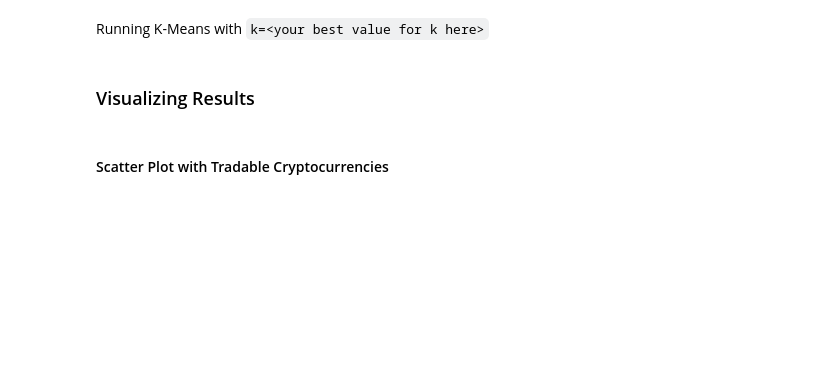
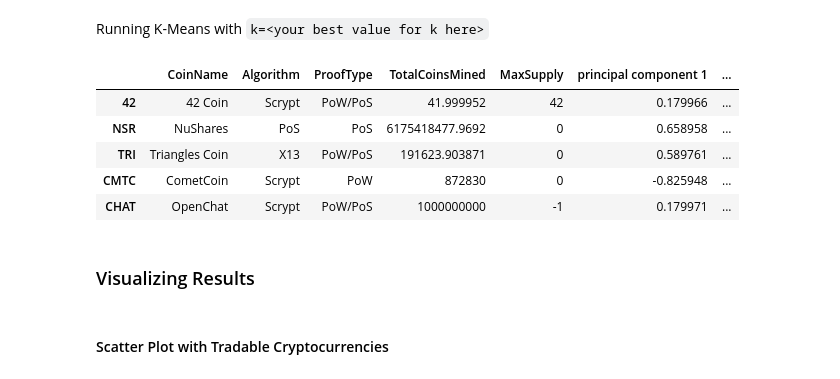
Before and after one commit to goods034/unit13-challenge, a Jupyter notebook: ClusteringCrypto/crypto_clustering.ipynb, the cells around one changed output. Saved outputs shown, nothing was run; the diff lists cells and outputs as text; code cells hidden in the pictures; blank space fills up the shorter version.

```diff
--- a/ClusteringCrypto/crypto_clustering.ipynb
+++ b/ClusteringCrypto/crypto_clustering.ipynb
@@ -216,0 +234,17 @@ k = list(range(1, 11))
+# %%
+inertia = []
+k = list(range(1, 11))
+
+# Calculate the inertia for the range of k values
+# Looking for the best k
+for i in k:
+    km = KMeans(n_clusters=i, random_state=0)
+    km.fit(df_crypto_pca)
+    inertia.append(km.inertia_)
+
+# Define a DataFrame to plot the Elbow Curve using hvPlot
+elbow_data = {"k": k, "inertia": inertia}
+df_elbow = pd.DataFrame(elbow_data)
+
+# Create the Elbow Curve using hvPlot
+df_elbow.hvplot.line(x="k", y="inertia", title="Elbow Curve", xticks=k)
@@ -218,12 +254,22 @@ k = list(range(1, 11))
 Running K-Means with `k=<your best value for k here>`
 # %%
 # Initialize the K-Means model
-
+crypto_model = KMeans(n_clusters=5, random_state=5)
 # Fit the model
-
+crypto_model.fit(df_crypto_pca)
 # Predict clusters
-
+predictions = crypto_model.predict(df_crypto_pca)
 # Create a new DataFrame including predicted clusters and cryptocurrencies features
+final_crpyto_table = pd.concat([crypto_df, df_crypto_pca], axis = 1)
+final_crpyto_table["Class"] = crypto_model.labels_
+final_crpyto_table.head()
+# %% [output]
+|  | CoinName | Algorithm | ProofType | TotalCoinsMined | MaxSupply | principal component 1 | ... |
+| 42 | 42 Coin | Scrypt | PoW/PoS | 41.999952 | 42 | 0.179966 | ... |
+| NSR | NuShares | PoS | PoS | 6175418477.9692 | 0 | 0.658958 | ... |
+| TRI | Triangles Coin | X13 | PoW/PoS | 191623.903871 | 0 | 0.589761 | ... |
+| CMTC | CometCoin | Scrypt | PoW | 872830 | 0 | -0.825948 | ... |
+| CHAT | OpenChat | Scrypt | PoW/PoS | 1000000000 | -1 | 0.179971 | ... |
 # %% [markdown]
 ### Visualizing Results
 # %% [markdown]
```
Also changed, not shown: parts of 16 cells of this notebook.
